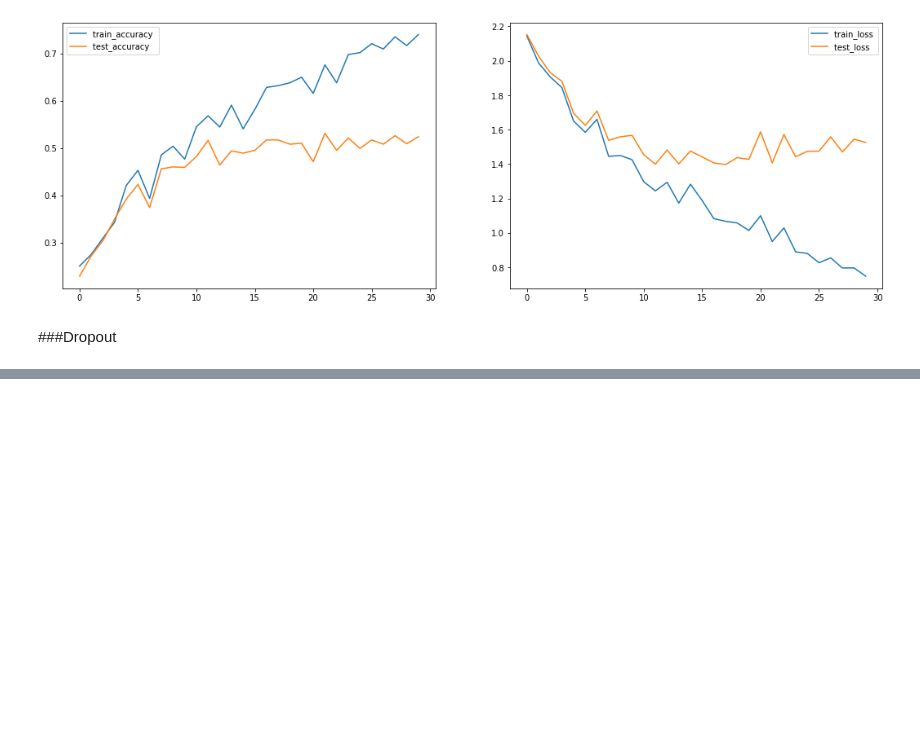
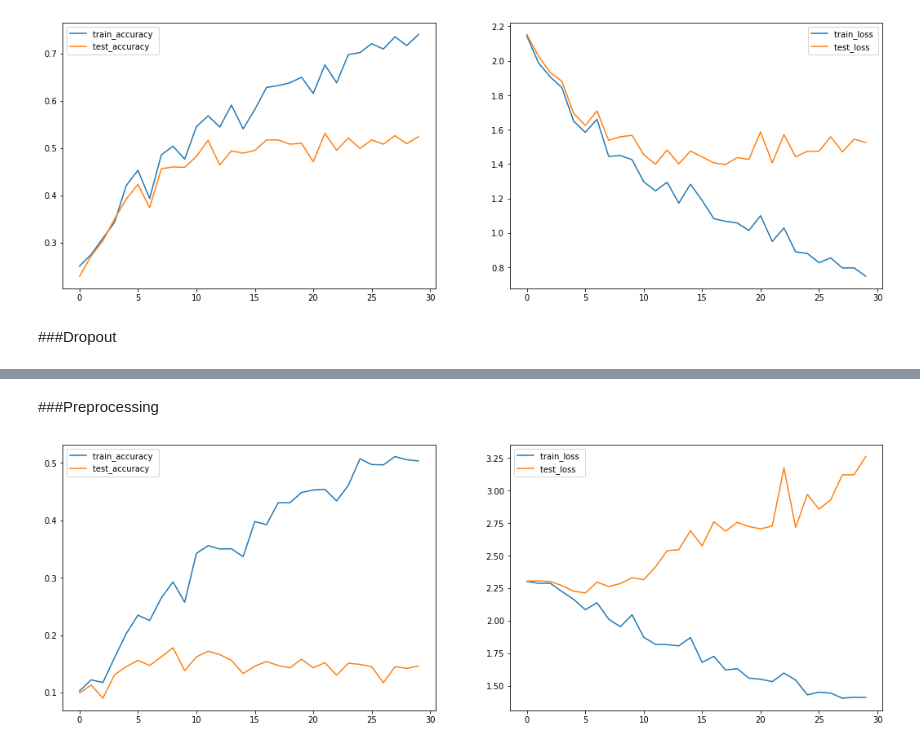
Before and after one commit to ItayShalit/Intro-to-Deep-Learning, a Jupyter notebook: Intro to DL - Assignment 1 - Part 3.ipynb, the cells around one changed output, grey strips where cells are left out. Drawn from its saved outputs; the diff is of its cells as text; code cells hidden in the pictures; blank space fills up the shorter version.

```diff
--- a/Intro to DL - Assignment 1 - Part 3.ipynb
+++ b/Intro to DL - Assignment 1 - Part 3.ipynb
@@ -475,7 +479,6 @@ Using cuda device
 # %% [markdown]
 ###Baseline
 # %%
-batch_size = 64
 # after an initial search with the values above, we narrowed it down to the these options
 learning_rate_vals = [0.01, 0.005]
 init_std_vals = [0.1]
@@ -535,0 +549,2 @@ train_and_plot_results(trainloader, testloader, conv_net, conv_net.loss, optimiz
+# %% [markdown]
+###Preprocessing
@@ -535,0 +571,34 @@ train_and_plot_results(trainloader, testloader, conv_net, conv_net.loss, optimiz
+# %%
+MAX_INTENSITY = 255
+train_x = trainset.data/MAX_INTENSITY
+train_x = train_x[sample_train_idx,:].transpose((3, 0, 1, 2)).reshape(3, 5000, -1)
+train_y = np.array(trainset.targets)[sample_train_idx]
+
+test_x = testset.data/MAX_INTENSITY
+test_x = test_x[sample_test_idx,:].transpose((3, 0, 1, 2)).reshape(3, 1000, -1)
+test_y = np.array(testset.targets)[sample_test_idx]
+
+pca = PCA(n_components=225, whiten=True) # see here why 100 components: https://towardsdatascience.com/integration-of-dimension-reduction-methods-and-neural-network-for-image-classification-96281963fe24
+train_x_pca = np.ndarray((3, 5000, 15, 15))
+test_x_pca = np.ndarray((3, 1000, 15, 15))
+for i in range(3):
+  train_x_pca[i] = pca.fit_transform(train_x[i]).reshape(train_x[i].shape[0], 15, 15)
+  test_x_pca[i] = pca.fit_transform(test_x[i]).reshape(test_x[i].shape[0], 15, 15)
+tensor_trainx = torch.Tensor(train_x_pca.transpose((1, 0, 2, 3)))
+tensor_trainy = torch.tensor(train_y)
+tensor_testx = torch.Tensor(test_x_pca.transpose((1, 0, 2, 3)))
+tensor_testy = torch.tensor(test_y)
+
+trainset_pca = torch.utils.data.TensorDataset(tensor_trainx,tensor_trainy)
+testset_pca = torch.utils.data.TensorDataset(tensor_testx,tensor_testy)
+trainloader_pca = torch.utils.data.DataLoader(trainset_pca, batch_size = batch_size,
+                                          num_workers=2, shuffle = True)
+testloader_pca = torch.utils.data.DataLoader(testset_pca, batch_size = batch_size,
+                                          num_workers=2, shuffle = True)
+# %%
+epochs = 30
+init_weights_normal(conv_net_pca, best_configuration["init_std"])
+optimizer = torch.optim.SGD(conv_net_pca.parameters(), lr=best_configuration["learning_rate"], momentum=best_configuration["momentum_param"])
+train_and_plot_results(trainloader_pca, testloader_pca, conv_net_pca, conv_net_pca.loss, optimizer, epochs, device)
+# %% [output]
+[figure, added]
```
Also changed, not shown: parts of 13 cells of this notebook, 2 other files.
